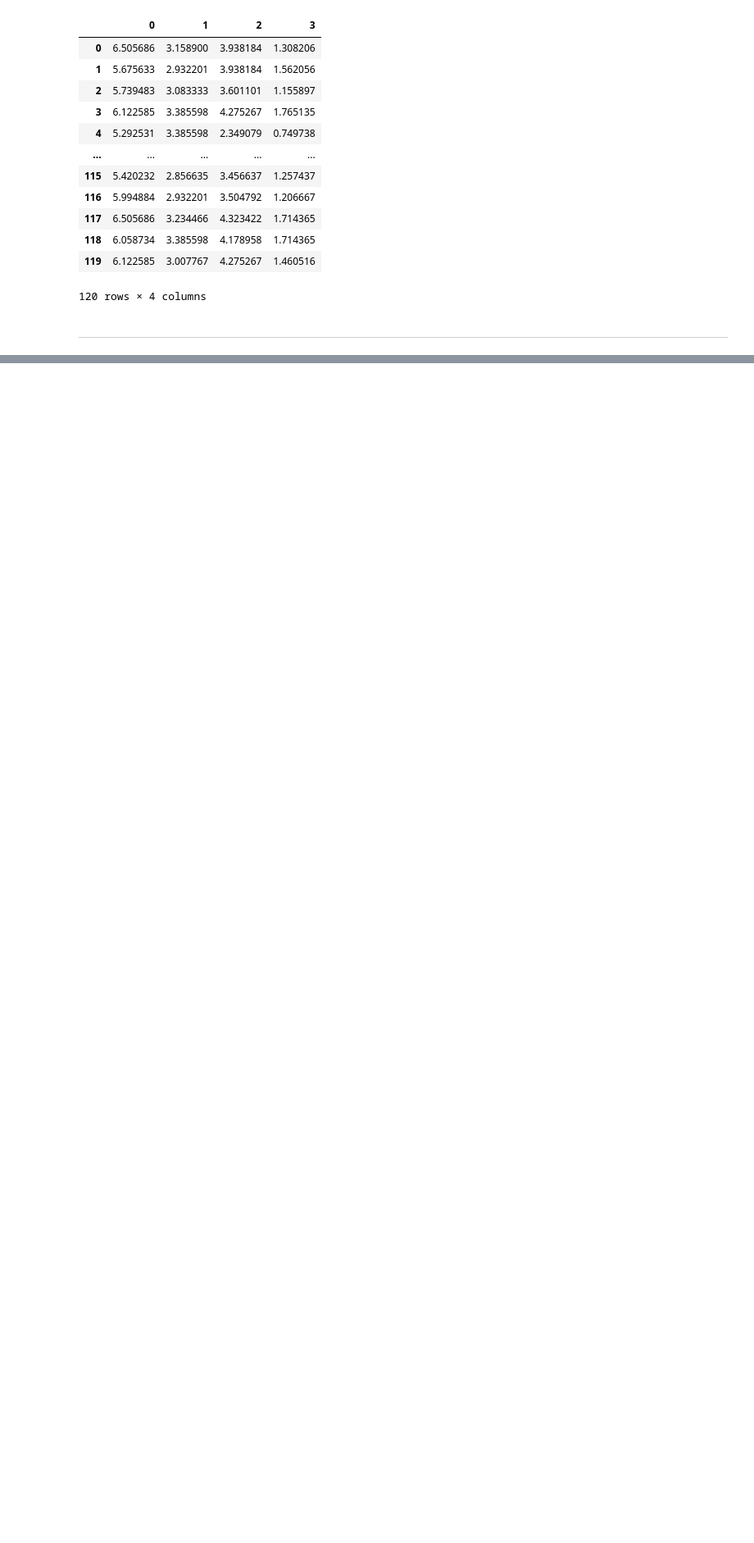
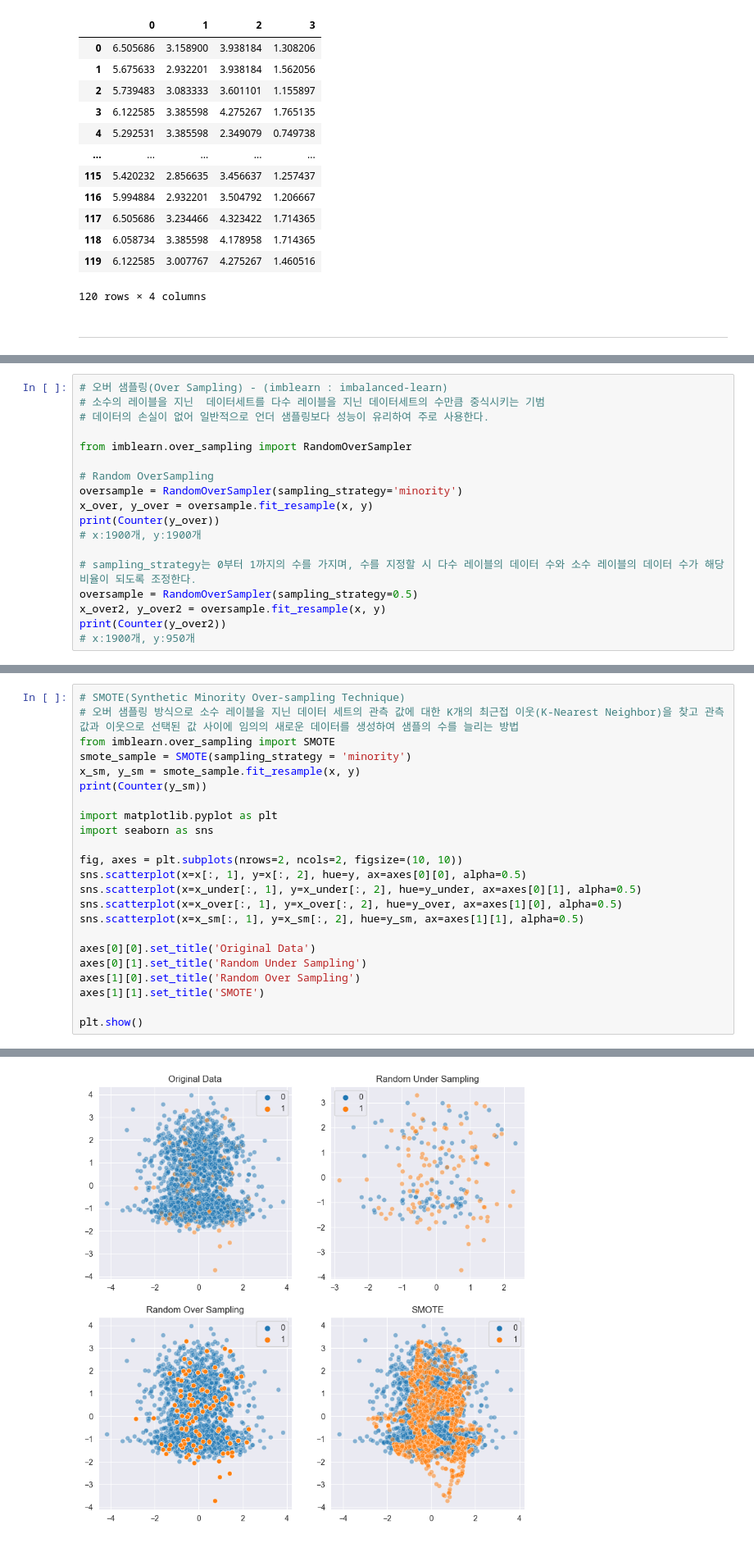
Before and after one commit to DMIS0126/ADP, a Jupyter notebook: Private_Study/3. Data Preprocessing.ipynb, the cells around one changed output, grey strips where cells are left out. Shown at 82% size. Saved outputs shown, nothing was run; the diff lists cells and outputs as text; blank space fills up the shorter version.

```diff
--- a/Private_Study/3. Data Preprocessing.ipynb
+++ b/Private_Study/3. Data Preprocessing.ipynb
@@ -375,0 +488,18 @@ x_train_stdsc_original = pd.DataFrame(stdscaler.inverse_transform(x_train_rbsc))
+# %%
+# 오버 샘플링(Over Sampling) - (imblearn : imbalanced-learn)
+# 소수의 레이블을 지닌  데이터세트를 다수 레이블을 지닌 데이터세트의 수만큼 중식시키는 기범
+# 데이터의 손실이 없어 일반적으로 언더 샘플링보다 성능이 유리하여 주로 사용한다.
+
+from imblearn.over_sampling import RandomOverSampler
+
+# Random OverSampling
+oversample = RandomOverSampler(sampling_strategy='minority')
+x_over, y_over = oversample.fit_resample(x, y)
+print(Counter(y_over))
+# x:1900개, y:1900개
+
+# sampling_strategy는 0부터 1까지의 수를 가지며, 수를 지정할 시 다수 레이블의 데이터 수와 소수 레이블의 데이터 수가 해당 비율이 되도록 조정한다.
+oversample = RandomOverSampler(sampling_strategy=0.5)
+x_over2, y_over2 = oversample.fit_resample(x, y)
+print(Counter(y_over2))
+# x:1900개, y:950개
@@ -375,0 +509,24 @@ x_train_stdsc_original = pd.DataFrame(stdscaler.inverse_transform(x_train_rbsc))
+# %%
+# SMOTE(Synthetic Minority Over-sampling Technique)
+# 오버 샘플링 방식으로 소수 레이블을 지닌 데이터 세트의 관측 값에 대한 K개의 최근접 이웃(K-Nearest Neighbor)을 찾고 관측값과 이웃으로 선택된 값 사이에 임의의 새로운 데이터를 생성하여 샘플의 수를 늘리는 방법
+from imblearn.over_sampling import SMOTE
+smote_sample = SMOTE(sampling_strategy = 'minority')
+x_sm, y_sm = smote_sample.fit_resample(x, y)
+print(Counter(y_sm))
+
+import matplotlib.pyplot as plt
+import seaborn as sns
+
+fig, axes = plt.subplots(nrows=2, ncols=2, figsize=(10, 10))
+sns.scatterplot(x=x[:, 1], y=x[:, 2], hue=y, ax=axes[0][0], alpha=0.5)
+sns.scatterplot(x=x_under[:, 1], y=x_under[:, 2], hue=y_under, ax=axes[0][1], alpha=0.5)
+sns.scatterplot(x=x_over[:, 1], y=x_over[:, 2], hue=y_over, ax=axes[1][0], alpha=0.5)
+sns.scatterplot(x=x_sm[:, 1], y=x_sm[:, 2], hue=y_sm, ax=axes[1][1], alpha=0.5)
+
+axes[0][0].set_title('Original Data')
+axes[0][1].set_title('Random Under Sampling')
+axes[1][0].set_title('Random Over Sampling')
+axes[1][1].set_title('SMOTE')
+
+plt.show()
+# %% [output]
@@ -375,0 +534 @@ x_train_stdsc_original = pd.DataFrame(stdscaler.inverse_transform(x_train_rbsc))
+[figure, added]
```
Also changed, not shown: parts of 8 cells of this notebook.
